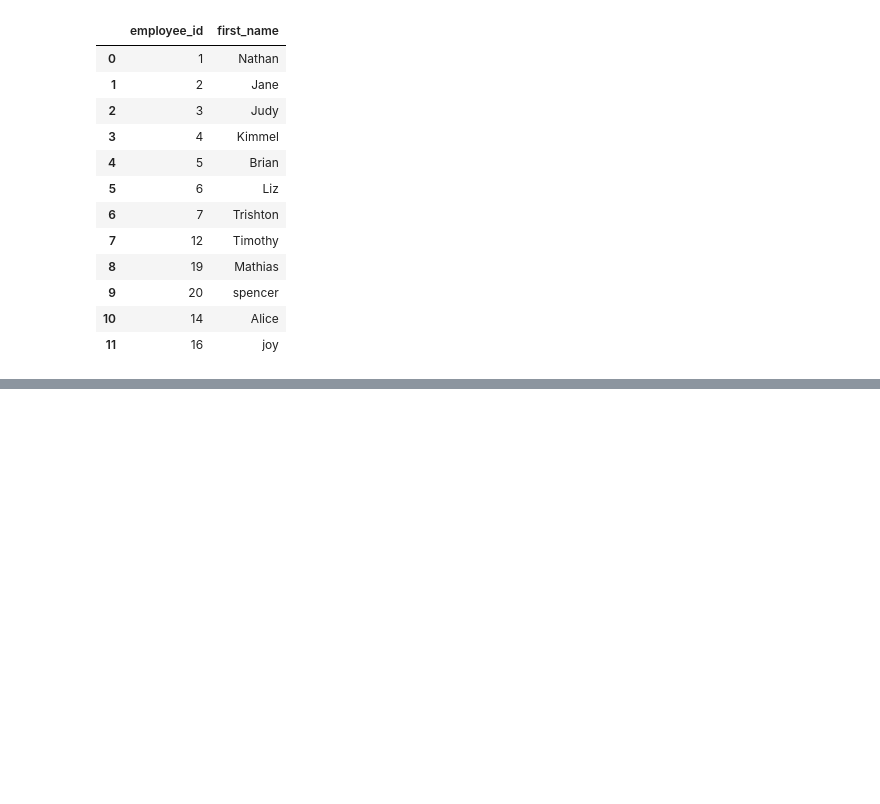
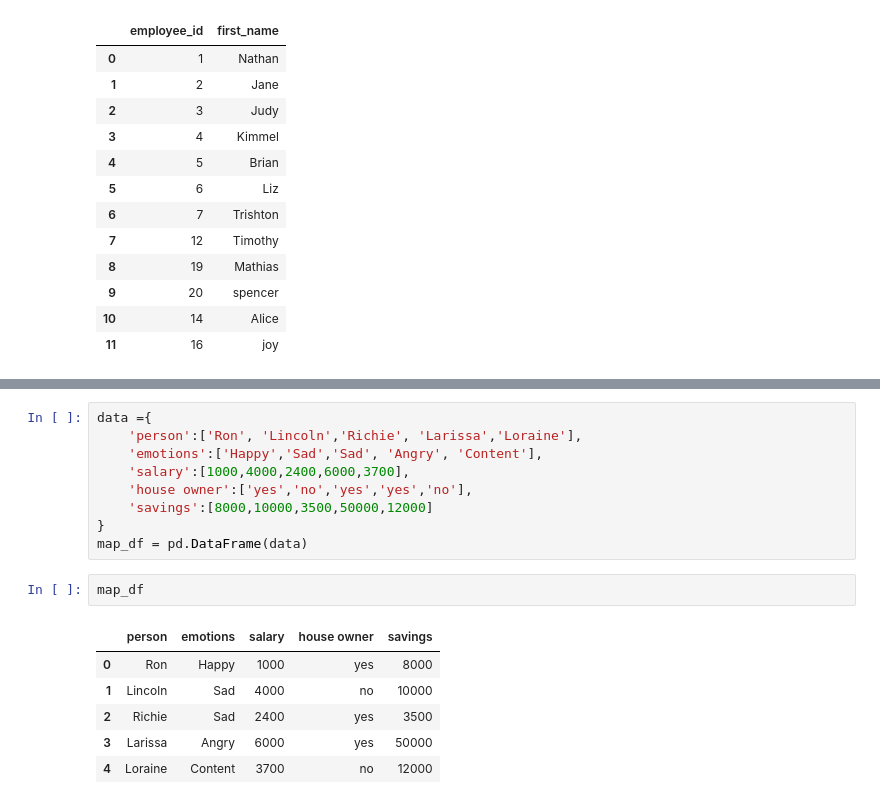
Before and after one commit to Imanhamza/Intoduction-into-pandas, a Jupyter notebook: intro_to_pandas.ipynb, the cells around one changed output, grey strips where cells are left out. Drawn from its saved outputs; the diff is of its cells as text; blank space fills up the shorter version.

```diff
--- a/intro_to_pandas.ipynb
+++ b/intro_to_pandas.ipynb
@@ -731,0 +831,18 @@ df1
+# %%
+data ={
+    'person':['Ron', 'Lincoln','Richie', 'Larissa','Loraine'],
+    'emotions':['Happy','Sad','Sad', 'Angry', 'Content'],
+    'salary':[1000,4000,2400,6000,3700],
+    'house owner':['yes','no','yes','yes','no'],
+    'savings':[8000,10000,3500,50000,12000]
+}
+map_df = pd.DataFrame(data)
+# %%
+map_df
+# %% [output]
+|  | person | emotions | salary | house owner | savings |
+| 0 | Ron | Happy | 1000 | yes | 8000 |
+| 1 | Lincoln | Sad | 4000 | no | 10000 |
+| 2 | Richie | Sad | 2400 | yes | 3500 |
+| 3 | Larissa | Angry | 6000 | yes | 50000 |
+| 4 | Loraine | Content | 3700 | no | 12000 |
```
Also changed, not shown: parts of 13 cells of this notebook.
